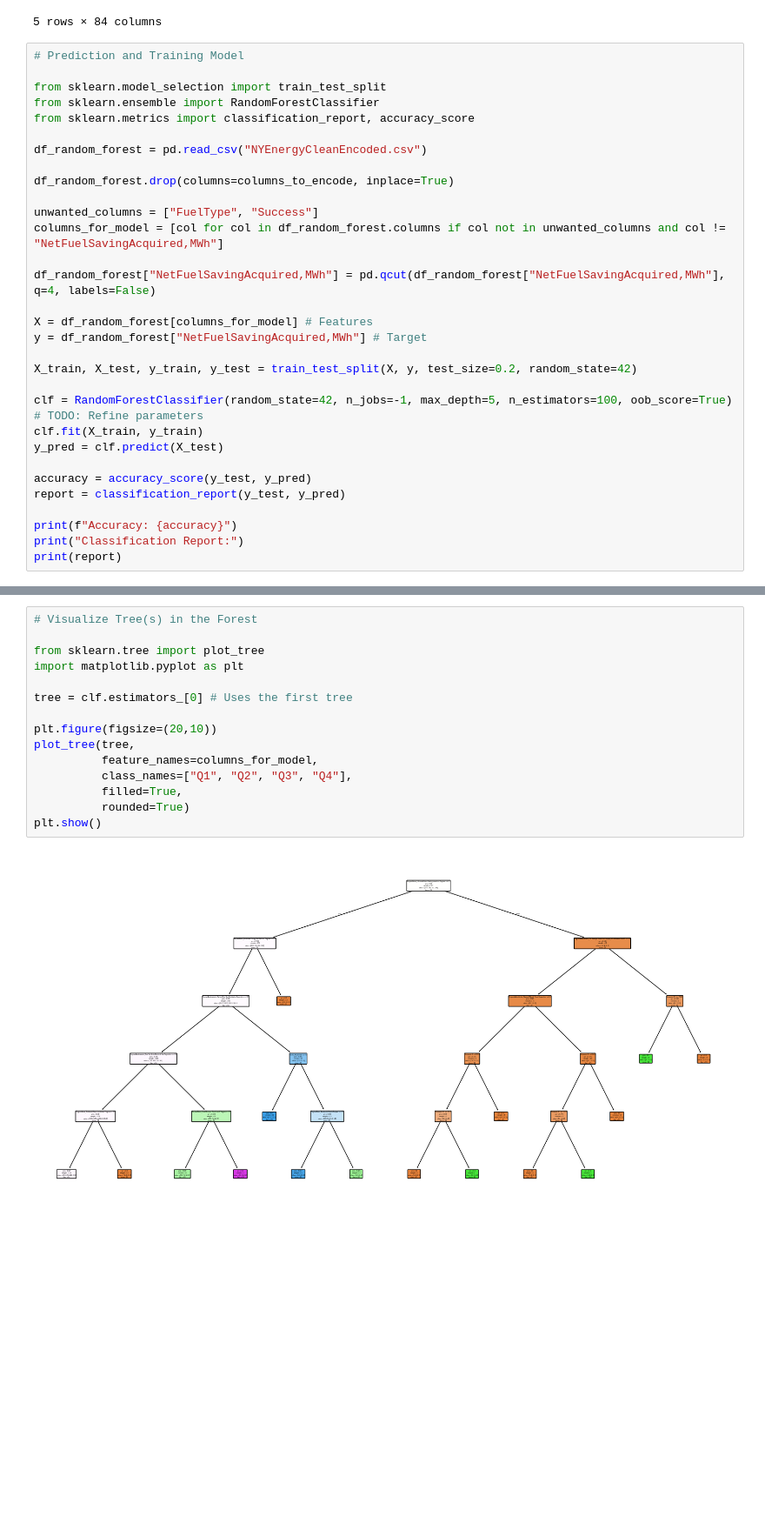
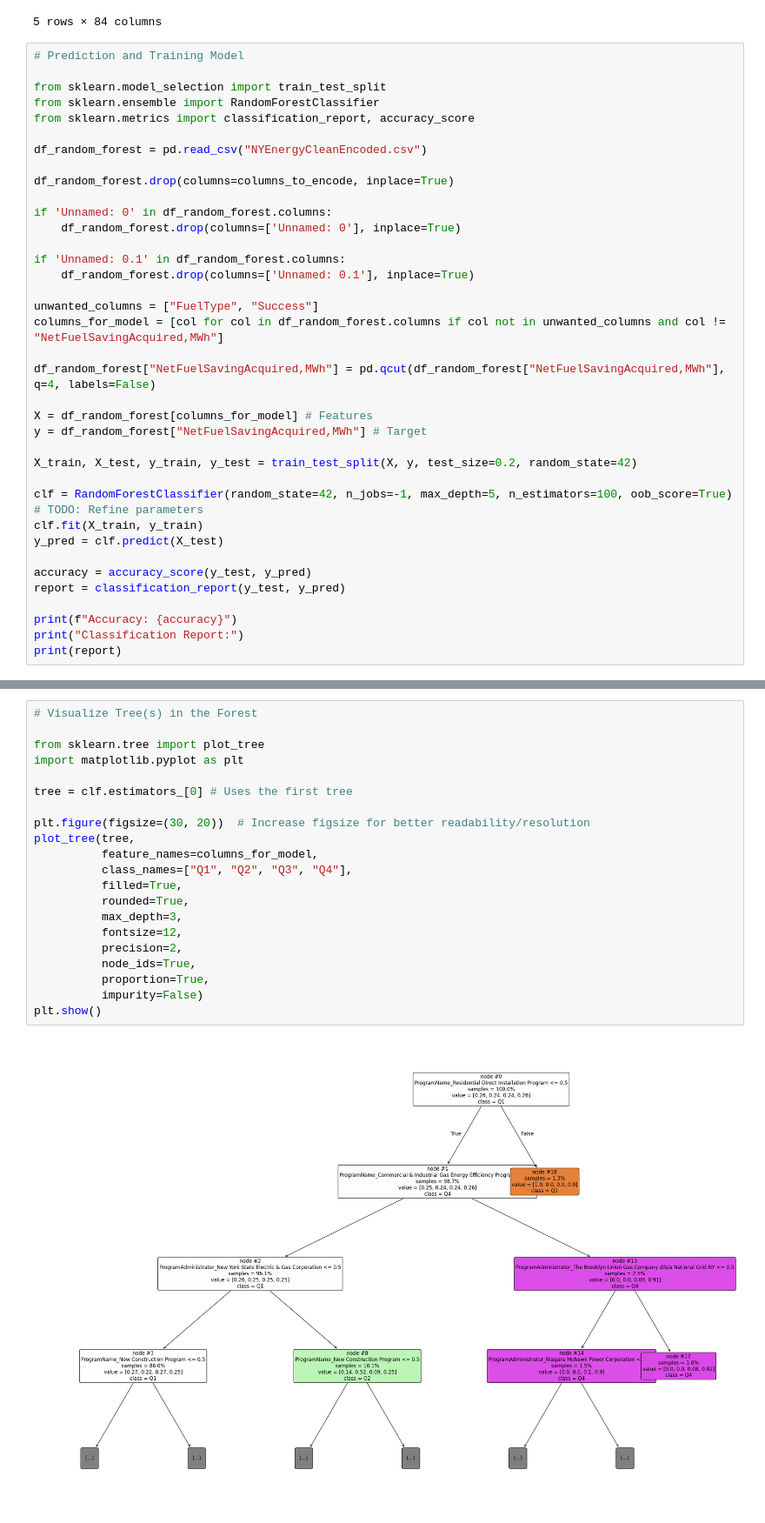
Before and after one commit to msivaUW/energy_efficiency_analysis, a Jupyter notebook: NYAnalysis_and_cleaning.ipynb, the cells around one changed output, grey strips where cells are left out. Shown at 87% size. Drawn from its saved outputs; the diff is of its cells as text; blank space fills up the shorter version.

Commit message:
Drops unnamed columns in DF

```diff
--- a/NYAnalysis_and_cleaning.ipynb
+++ b/NYAnalysis_and_cleaning.ipynb
@@ -305,6 +305,12 @@ from sklearn.metrics import classification_report, accuracy_score
 df_random_forest = pd.read_csv("NYEnergyCleanEncoded.csv")
 
 df_random_forest.drop(columns=columns_to_encode, inplace=True)
+
+if 'Unnamed: 0' in df_random_forest.columns:
+    df_random_forest.drop(columns=['Unnamed: 0'], inplace=True)
+
+if 'Unnamed: 0.1' in df_random_forest.columns:
+    df_random_forest.drop(columns=['Unnamed: 0.1'], inplace=True)
 
 unwanted_columns = ["FuelType", "Success"]
 columns_for_model = [col for col in df_random_forest.columns if col not in unwanted_columns and col != "NetFuelSavingAcquired,MWh"]
@@ -342,17 +348,23 @@ weighted avg       0.66      0.61      0.61       354
 # %%
 # Visualize Tree(s) in the Forest
 
 from sklearn.tree import plot_tree
 import matplotlib.pyplot as plt
 
 tree = clf.estimators_[0] # Uses the first tree
 
-plt.figure(figsize=(20,10))
+plt.figure(figsize=(30, 20))  # Increase figsize for better readability/resolution
 plot_tree(tree,
           feature_names=columns_for_model,
           class_names=["Q1", "Q2", "Q3", "Q4"],
           filled=True,
-          rounded=True)
+          rounded=True,
+          max_depth=3,
+          fontsize=12,
+          precision=2,
+          node_ids=True,
+          proportion=True,
+          impurity=False)
 plt.show()
 # %% [output]
-[figure, old version]
+[figure, new version]
```
Also changed, not shown: parts of 1 cell of this notebook.
